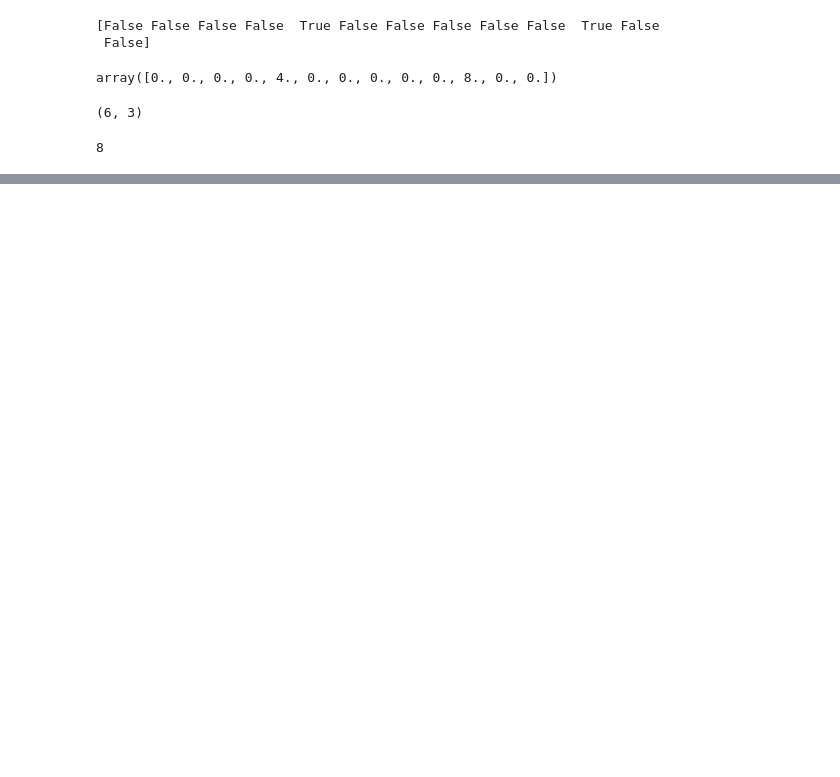
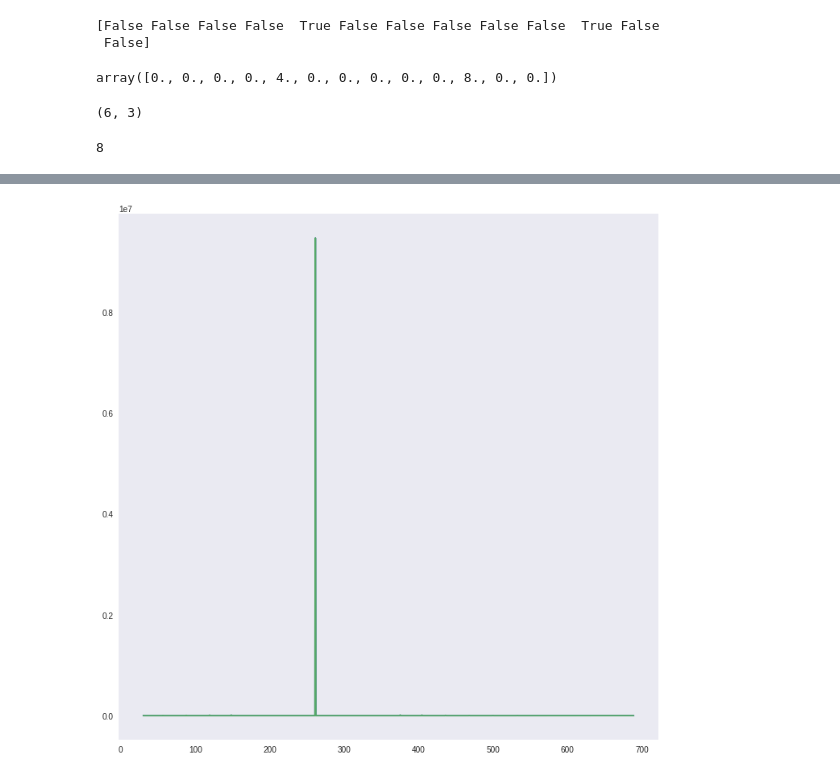
Before and after one commit to tandav/spectrogram, a Jupyter notebook: custom_fft_low_freqs.ipynb, the cells around one changed output, grey strips where cells are left out. Cells and saved outputs as stored; diff of their text form; code cells hidden in the pictures; blank space fills up the shorter version.

```diff
--- a/custom_fft_low_freqs.ipynb
+++ b/custom_fft_low_freqs.ipynb
@@ -180,0 +289,14 @@ x[-2]
+# %%
+a = spectrogram[72]
+
+# stackoverflow.com/a/4625132/4204843
+# z = np.r_[True, a[1:] < a[:-1]] & np.r_[a[:-1] < a[1:], True] # minimas
+z = np.r_[True, a[1:] > a[:-1]] & np.r_[a[:-1] > a[1:], True] # maximas
+
+gg = np.zeros(len(a))
+gg[z] = a[z]
+plt.plot(f, a)
+plt.plot(f, gg)
+plt.grid(False)
+# %% [output]
+[figure, added]
```
Also changed, not shown: parts of 10 cells of this notebook.
